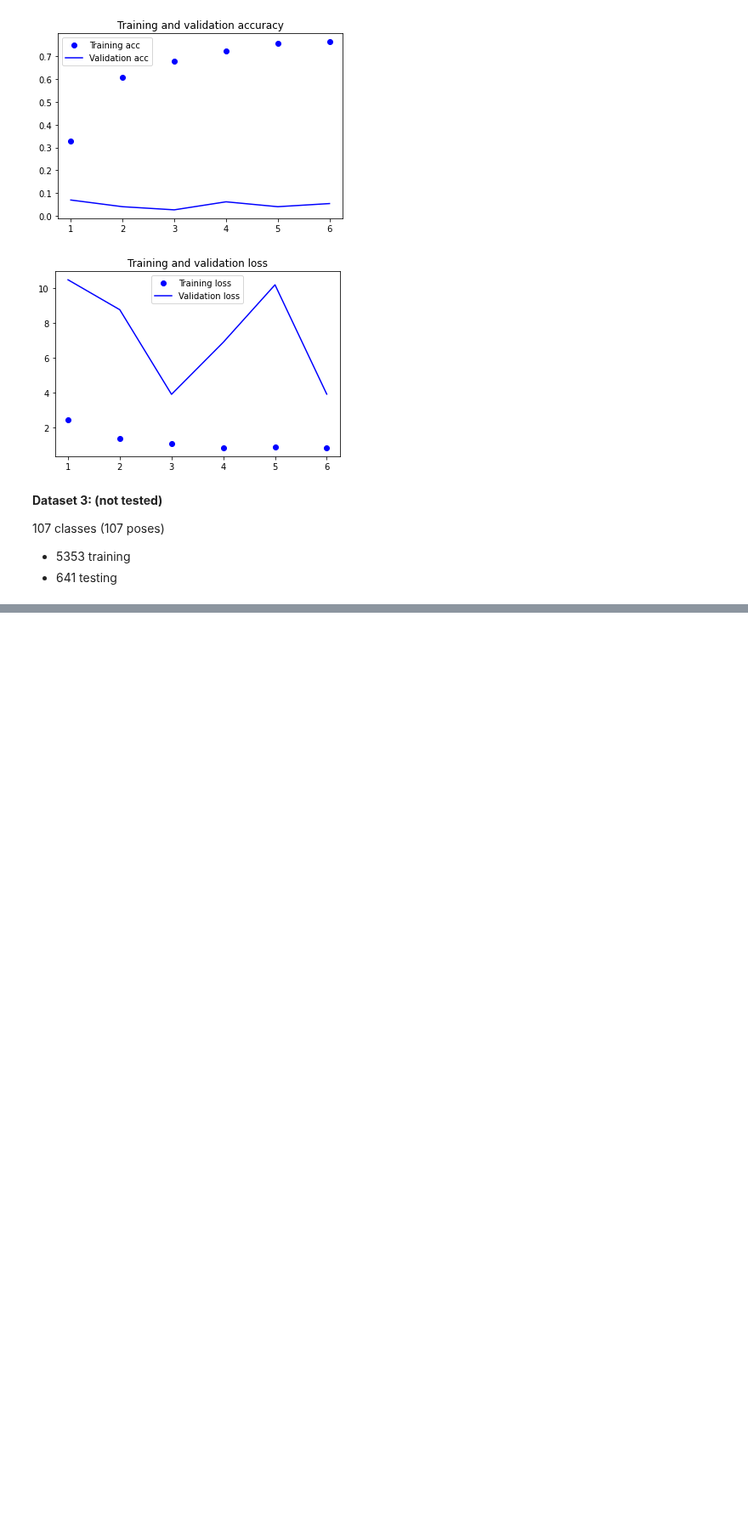
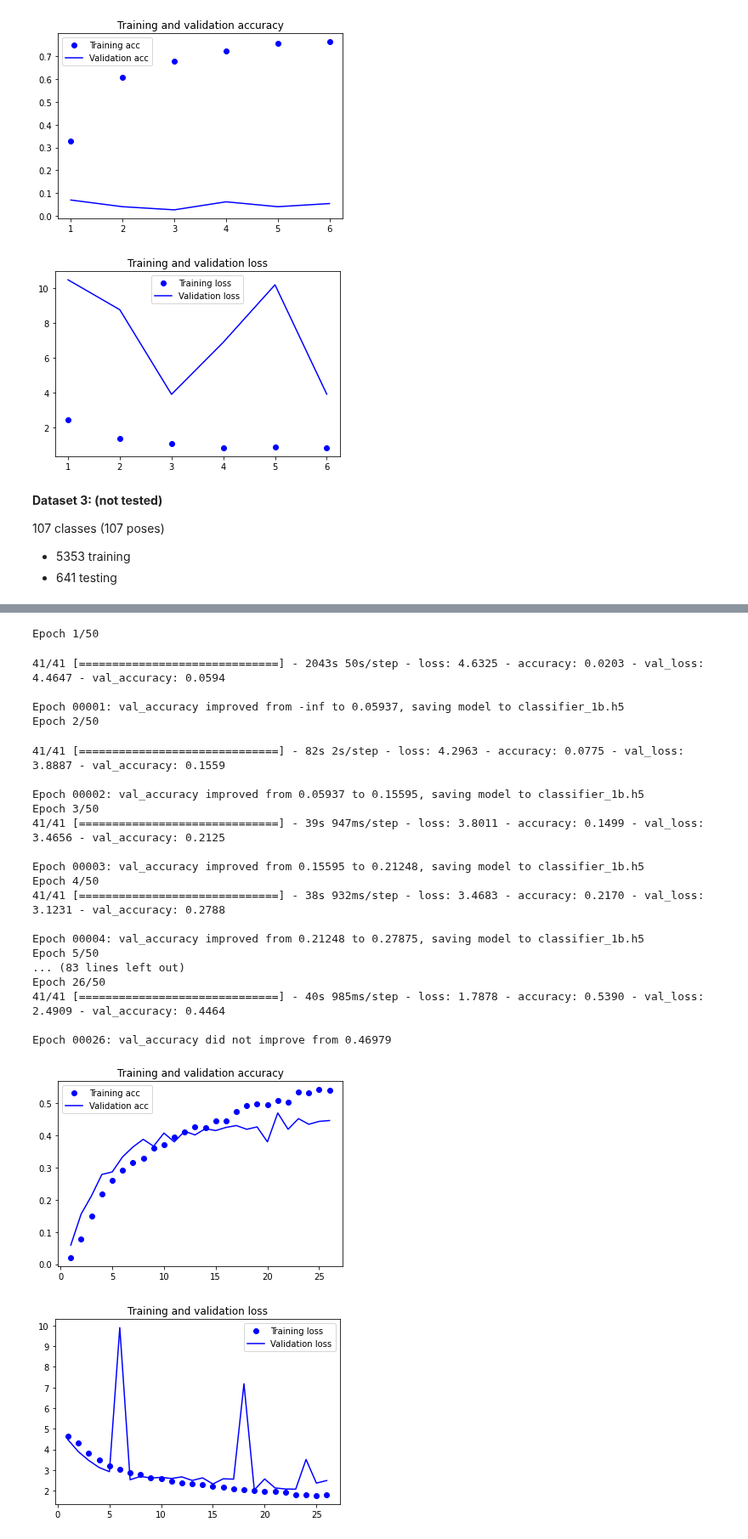
Before and after one commit to tduffy000/deep-learning-group, a Jupyter notebook: Yoga pose model_Tony.ipynb, the cells around one changed output, grey strips where cells are left out. Shown at 85% size. Saved outputs shown, nothing was run; the diff lists cells and outputs as text; code cells hidden in the pictures; blank space fills up the shorter version.

```diff
--- a/Yoga pose model_Tony.ipynb
+++ b/Yoga pose model_Tony.ipynb
@@ -726,13 +655,0 @@ _________________________________________________________________
-# %%
-# Setting up callbacks
-
-filepath = "classifier_2.h5"
-
-early_stop = EarlyStopping(
-      monitor='val_accuracy',
-      min_delta=0.001,
-      patience=5)
-
-checkpoint_2 = ModelCheckpoint(filepath = filepath, monitor='val_accuracy', verbose=1, save_best_only=True, mode='max')
-
-callbacks_list = [early_stop, checkpoint_2]
@@ -770,0 +758,55 @@ Epoch 00030: val_accuracy did not improve from 0.32293
+# %%
+batch_size = 128 # Since this is running on powerful GPU
+
+classifiers = [classifier_1b, classifier_2b, classifier_3b, classifier_4b,]
+classifier_names = ['classifier_1b.h5','classifier_2b.h5','classifier_3b.h5','classifier_4b.h5']
+
+early_stop = EarlyStopping(
+      monitor='val_accuracy',
+      min_delta=0.001,
+      patience=5)
+
+for classifier, classifier_name in zip(classifiers,classifier_names):
+  classifier.compile(
+      optimizer = 'adam',
+      loss = 'categorical_crossentropy',
+      metrics = ['accuracy'])
+
+  checkpoint = ModelCheckpoint(filepath = classifier_name, monitor='val_accuracy', verbose=1, save_best_only=True, mode='max')
+
+  callbacks_list = [early_stop, checkpoint]
+
+  model_fit = classifier.fit_generator(
+      train_set_2,
+      steps_per_epoch = 5353 // batch_size, # number of training set images, 5353
+      epochs = 50,
+      validation_data = validation_set_2,
+      validation_steps = 641 // batch_size,
+      callbacks = callbacks_list) # number of test set images, 641
+
+  plotModel(model_fit)
+# %% [output]
+Epoch 1/50
+41/41 [==============================] - 2043s 50s/step - loss: 4.6325 - accuracy: 0.0203 - val_loss: 4.4647 - val_accuracy: 0.0594
+
+Epoch 00001: val_accuracy improved from -inf to 0.05937, saving model to classifier_1b.h5
+Epoch 2/50
+41/41 [==============================] - 82s 2s/step - loss: 4.2963 - accuracy: 0.0775 - val_loss: 3.8887 - val_accuracy: 0.1559
+
+Epoch 00002: val_accuracy improved from 0.05937 to 0.15595, saving model to classifier_1b.h5
+Epoch 3/50
+41/41 [==============================] - 39s 947ms/step - loss: 3.8011 - accuracy: 0.1499 - val_loss: 3.4656 - val_accuracy: 0.2125
+
+Epoch 00003: val_accuracy improved from 0.15595 to 0.21248, saving model to classifier_1b.h5
+Epoch 4/50
+41/41 [==============================] - 38s 932ms/step - loss: 3.4683 - accuracy: 0.2170 - val_loss: 3.1231 - val_accuracy: 0.2788
+
+Epoch 00004: val_accuracy improved from 0.21248 to 0.27875, saving model to classifier_1b.h5
+Epoch 5/50
+... (83 lines left out)
+Epoch 26/50
+41/41 [==============================] - 40s 985ms/step - loss: 1.7878 - accuracy: 0.5390 - val_loss: 2.4909 - val_accuracy: 0.4464
+
+Epoch 00026: val_accuracy did not improve from 0.46979
+[figure, added]
+[figure, added]
```
Also changed, not shown: parts of 86 cells of this notebook, 23 other files.
